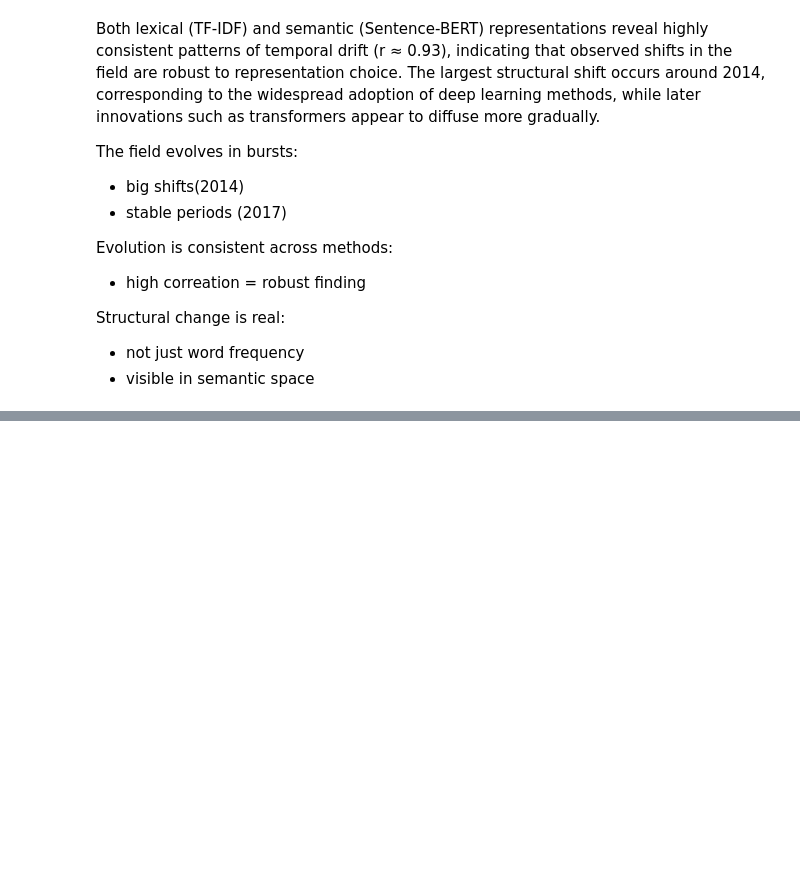
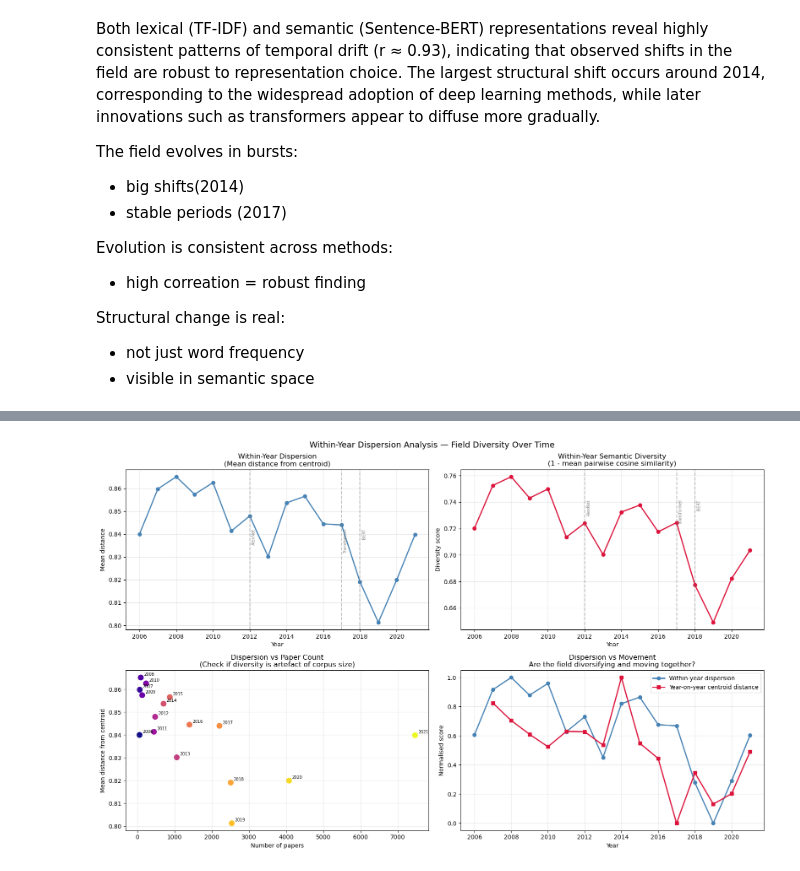
Before and after one commit to k7official/Team38_AI_and_Text_Analytics, a Jupyter notebook: notebooks/pca_temporal_drift.ipynb, the cells around one changed output, grey strips where cells are left out. Drawn from its saved outputs; the diff is of its cells as text; code cells hidden in the pictures; blank space fills up the shorter version.

Commit message:
added within year dispersion

```diff
--- a/notebooks/pca_temporal_drift.ipynb
+++ b/notebooks/pca_temporal_drift.ipynb
@@ -1310,0 +1382,95 @@ Structural change is real:
+# %%
+fig, axes = plt.subplots(2, 2, figsize=(16, 10))
+
+# ── Plot 1 — Mean distance from centroid ─────────────────────────
+ax = axes[0, 0]
+ax.plot(dispersion_df['year'],
+        dispersion_df['mean_dist_from_centroid'],
+        marker='o', color='steelblue', linewidth=2)
+ax.set_title('Within-Year Dispersion\n(Mean distance from centroid)')
+ax.set_xlabel('Year')
+ax.set_ylabel('Mean distance')
+ax.grid(True, alpha=0.3)
+
+for shift_year, label in {2012: 'AlexNet',
+                           2017: 'Transformer',
+                           2018: 'BERT'}.items():
+    if shift_year in dispersion_df['year'].values:
+        ax.axvline(x=shift_year, color='gray',
+                   linestyle='--', alpha=0.5)
+        ax.text(shift_year + 0.1, ax.get_ylim()[1] * 0.97,
+                label, fontsize=7, color='gray',
+                va='top', rotation=90)
+
+# ── Plot 2 — Diversity (1 - mean pairwise similarity) ────────────
+ax = axes[0, 1]
+ax.plot(dispersion_df['year'],
+        dispersion_df['diversity'],
+        marker='o', color='crimson', linewidth=2)
+ax.set_title('Within-Year Semantic Diversity\n(1 - mean pairwise cosine similarity)')
+ax.set_xlabel('Year')
+ax.set_ylabel('Diversity score')
+ax.grid(True, alpha=0.3)
+
+for shift_year, label in {2012: 'AlexNet',
+                           2017: 'Transformer',
+                           2018: 'BERT'}.items():
+    if shift_year in dispersion_df['year'].values:
+        ax.axvline(x=shift_year, color='gray',
+                   linestyle='--', alpha=0.5)
+        ax.text(shift_year + 0.1, ax.get_ylim()[1] * 0.97,
+                label, fontsize=7, color='gray',
+                va='top', rotation=90)
+
+# ── Plot 3 — Dispersion vs paper count ───────────────────────────
+ax = axes[1, 0]
+ax.scatter(dispersion_df['n_papers'],
+           dispersion_df['mean_dist_from_centroid'],
+           c=dispersion_df['year'], cmap='plasma', s=80)
+for _, row in dispersion_df.iterrows():
+    ax.annotate(str(int(row['year'])),
+                (row['n_papers'], row['mean_dist_from_centroid']),
+                textcoords="offset points",
+                xytext=(5, 3), fontsize=7)
+ax.set_title('Dispersion vs Paper Count\n(Check if diversity is artefact of corpus size)')
+ax.set_xlabel('Number of papers')
+ax.set_ylabel('Mean distance from centroid')
+ax.grid(True, alpha=0.3)
+
+# ── Plot 4 — Centroid movement vs dispersion together ────────────
+ax = axes[1, 1]
+
+# Normalise both for overlay
+from sklearn.preprocessing import MinMaxScaler
+scaler = MinMaxScaler()
+
+disp_norm = scaler.fit_transform(
+    dispersion_df.set_index('year')[['mean_dist_from_centroid']]
+).flatten()
+dist_norm = full_emb_df['euclidean_norm'].values
+
+# Align years — dispersion has all years, distances start from year 2
+disp_years = dispersion_df['year'].values
+dist_years = full_emb_df['year'].values
+
+ax.plot(disp_years, disp_norm,
+        marker='o', color='steelblue', linewidth=2,
+        label='Within-year dispersion')
+ax.plot(dist_years, dist_norm,
+        marker='s', color='crimson', linewidth=2,
+        label='Year-on-year centroid distance')
+
+ax.set_title('Dispersion vs Movement\nAre the field diversifying and moving together?')
+ax.set_xlabel('Year')
+ax.set_ylabel('Normalised score')
+ax.legend()
+ax.grid(True, alpha=0.3)
+
+plt.suptitle('Within-Year Dispersion Analysis — Field Diversity Over Time',
+             fontsize=14)
+plt.tight_layout()
+plt.savefig("../outputs/figures/within_year_dispersion.png",
+            dpi=150, bbox_inches='tight')
+plt.show()
+# %% [output]
+[figure, added]
```
Also changed, not shown: parts of 3 cells of this notebook, 2 other files.
